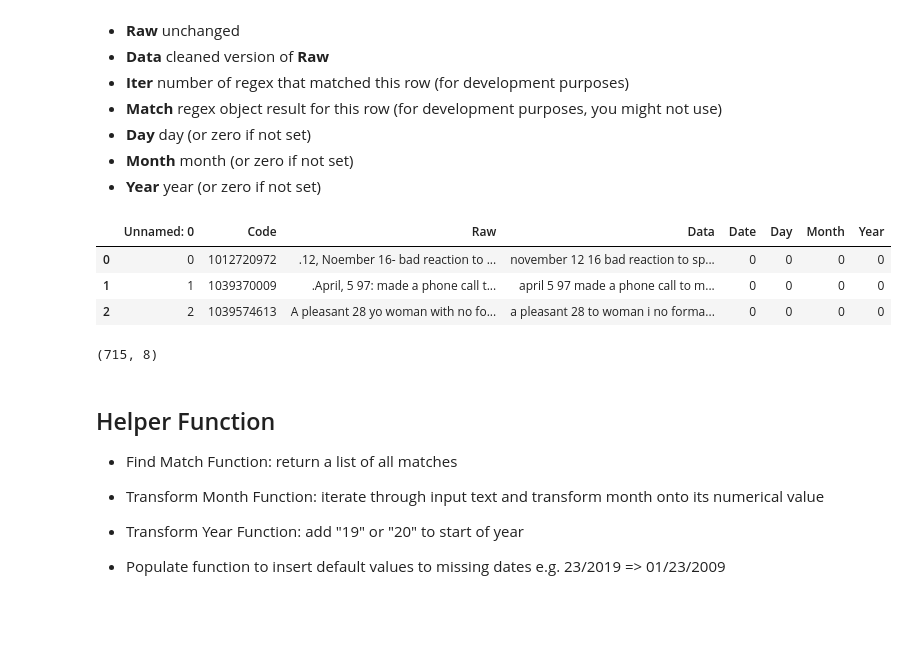
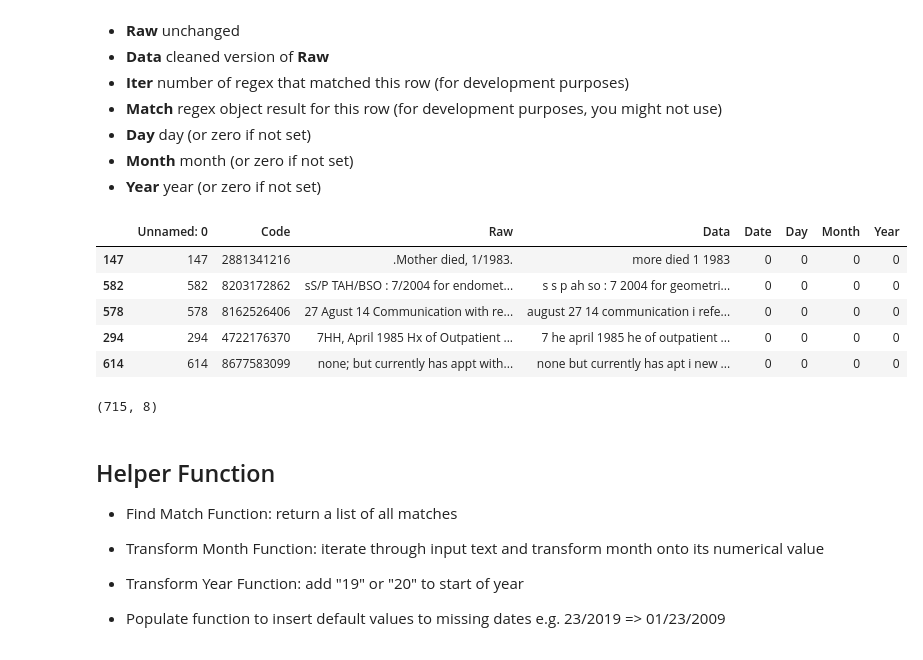
Before and after one commit to Esedicol/Data-Mining, a Jupyter notebook: DATE_MINING/01-Model.ipynb, the cells around one changed output. Drawn from its saved outputs; the diff is of its cells as text; code cells hidden in the pictures; blank space fills up the shorter version.

```diff
--- a/DATE_MINING/01-Model.ipynb
+++ b/DATE_MINING/01-Model.ipynb
@@ -177,14 +177,16 @@ if DEBUG:
 # %%
 # Use clean dataset from this point onwards
 df = pd.read_csv("src/clean_data.csv")
 
-display(df.head(3))
+display(df.sample(5))
 print(df.shape)
 # %% [output]
 |  | Unnamed: 0 | Code | Raw | Data | Date | Day | Month | Year |
-| 0 | 0 | 1012720972 | .12, Noember 16- bad reaction to ... | november 12 16 bad reaction to sp... | 0 | 0 | 0 | 0 |
-| 1 | 1 | 1039370009 | .April, 5 97: made a phone call t... | april 5 97 made a phone call to m... | 0 | 0 | 0 | 0 |
-| 2 | 2 | 1039574613 | A pleasant 28 yo woman with no fo... | a pleasant 28 to woman i no forma... | 0 | 0 | 0 | 0 |
+| 147 | 147 | 2881341216 | .Mother died, 1/1983. | more died 1 1983 | 0 | 0 | 0 | 0 |
+| 582 | 582 | 8203172862 | sS/P TAH/BSO : 7/2004 for endomet... | s s p ah so : 7 2004 for geometri... | 0 | 0 | 0 | 0 |
+| 578 | 578 | 8162526406 | 27 Agust 14 Communication with re... | august 27 14 communication i refe... | 0 | 0 | 0 | 0 |
+| 294 | 294 | 4722176370 | 7HH, April 1985 Hx of Outpatient ... | 7 he april 1985 he of outpatient ... | 0 | 0 | 0 | 0 |
+| 614 | 614 | 8677583099 | none; but currently has appt with... | none but currently has apt i new ... | 0 | 0 | 0 | 0 |
 (715, 8)
 # %% [markdown]
 ## Helper Function
```
Also changed, not shown: parts of 2 cells of this notebook, 8 other files.
